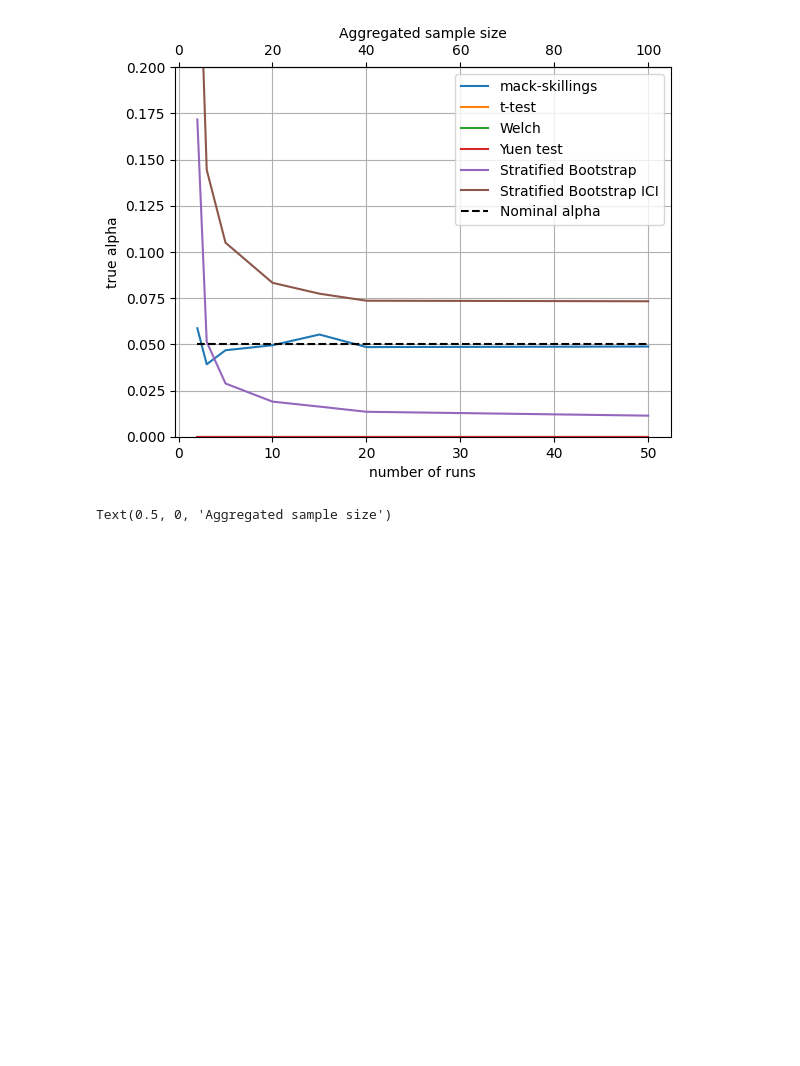
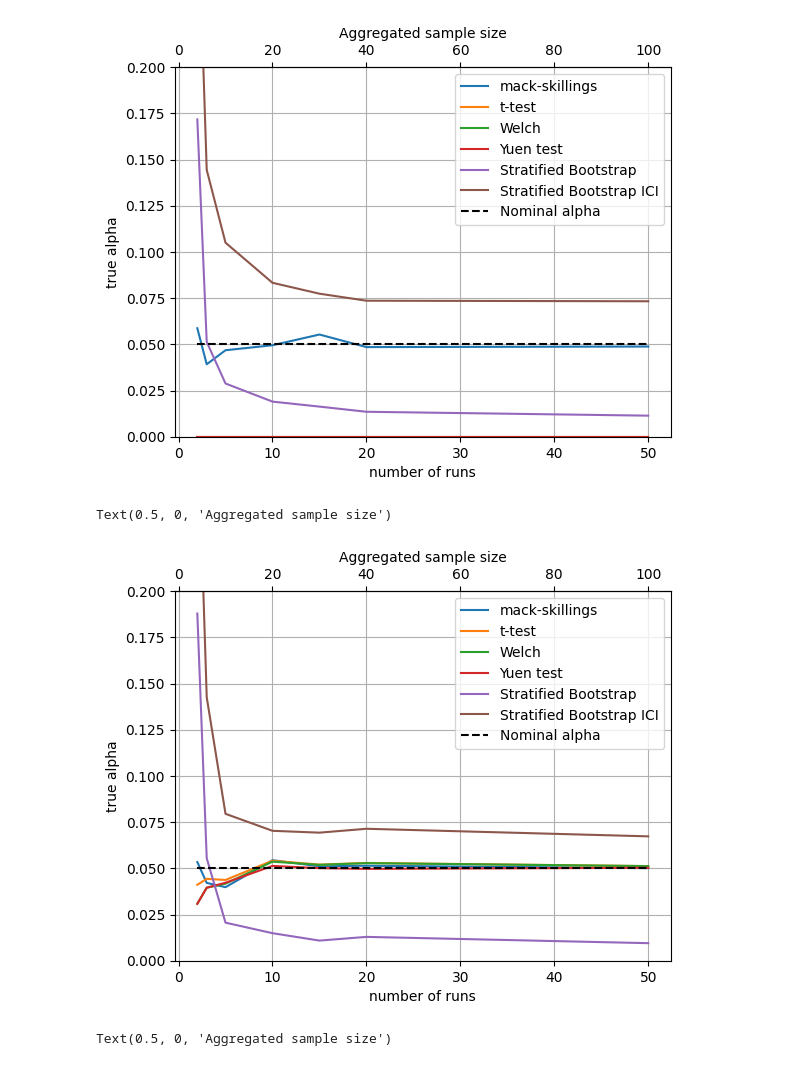
Before and after one commit to ecaromeo/stat_prec, a Jupyter notebook: generalize_v2.ipynb, the cells around one changed output. Cells and saved outputs as stored; diff of their text form; code cells hidden in the pictures; blank space fills up the shorter version.

Commit message:
bootstrap ICI + statistical power

```diff
--- a/generalize_v2.ipynb
+++ b/generalize_v2.ipynb
@@ -428,6 +428,33 @@ secax.set_xlabel('Aggregated sample size')
 # %% [output]
 Text(0.5, 0, 'Aggregated sample size')
 [figure]
+# %%
+# Two policies and 2 tasks. All distributions have normal distribution but different tasks have different variance
+
+fpos_MS, fpos_t, fpos_welch, fpos_welch_trim, fpos_SB, fpos_SBo = run_simulation(nominal_alpha=nominal_alpha, N=N, K=K, Nsim = Nsim, TASK_MEAN=list([[0, 0], [0, 0]]), TASK_VAR=list([[1, 4], [1, 4]]),  TASK_DISTR=list([["norm", "norm"], ["norm", "norm"]]))
+# fpos_MS, fpos_t, fpos_welch, fpos_welch_trim = run_simulation(nominal_alpha=0.05, TASK_MEAN=list([[0, -1, 0.001, 10, 100], [0, -1, 0.001, 10, 100]]))
+
+run_to_sample = lambda x : x *K
+sample_to_run = lambda x : x /K
+
+fig, ax = plt.subplots()
+ax.plot(Cs, fpos_MS, label='mack-skillings')
+ax.plot(Cs, fpos_t, label='t-test')
+ax.plot(Cs, fpos_welch, label='Welch')
+ax.plot(Cs, fpos_welch_trim, label='Yuen test')
+ax.plot(Cs, fpos_SB, label='Stratified Bootstrap')
+ax.plot(Cs, fpos_SBo, label='Stratified Bootstrap ICI')
+ax.plot(Cs, nominal_alpha*np.ones(len(Cs)), 'k--', label='Nominal alpha')
+ax.legend()
+ax.grid()
+ax.set_xlabel('number of runs')
+ax.set_ylabel('true alpha')
+ax.set_ylim([0, 0.2])
+secax = ax.secondary_xaxis('top', functions=(run_to_sample, sample_to_run))
+secax.set_xlabel('Aggregated sample size')
+# %% [output]
+Text(0.5, 0, 'Aggregated sample size')
+[figure, added]
 # %%
 # Two policies and 5 tasks. Tasks of the two reference policies have the same mean and variance but are not normal distribution.
 
```
Also changed, not shown: parts of 9 cells of this notebook.
